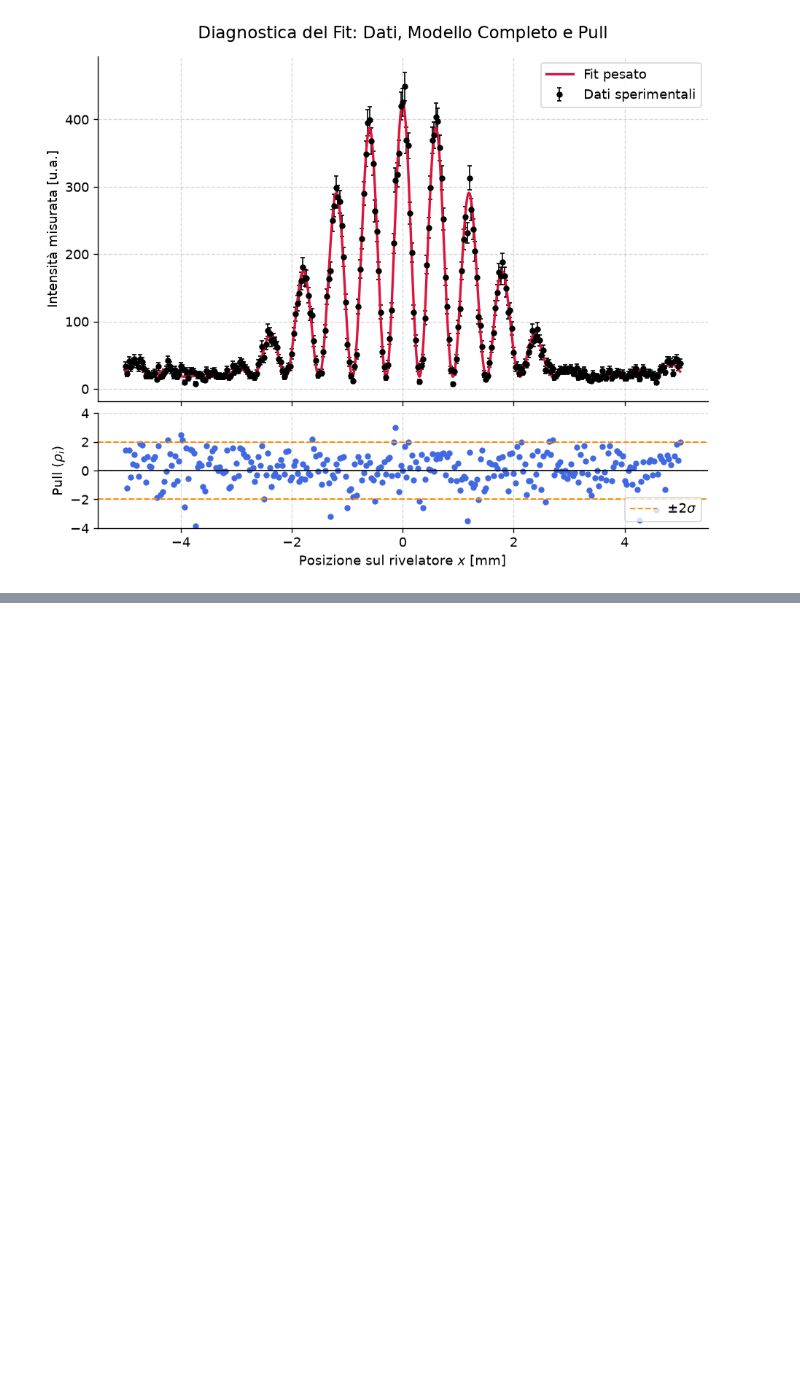
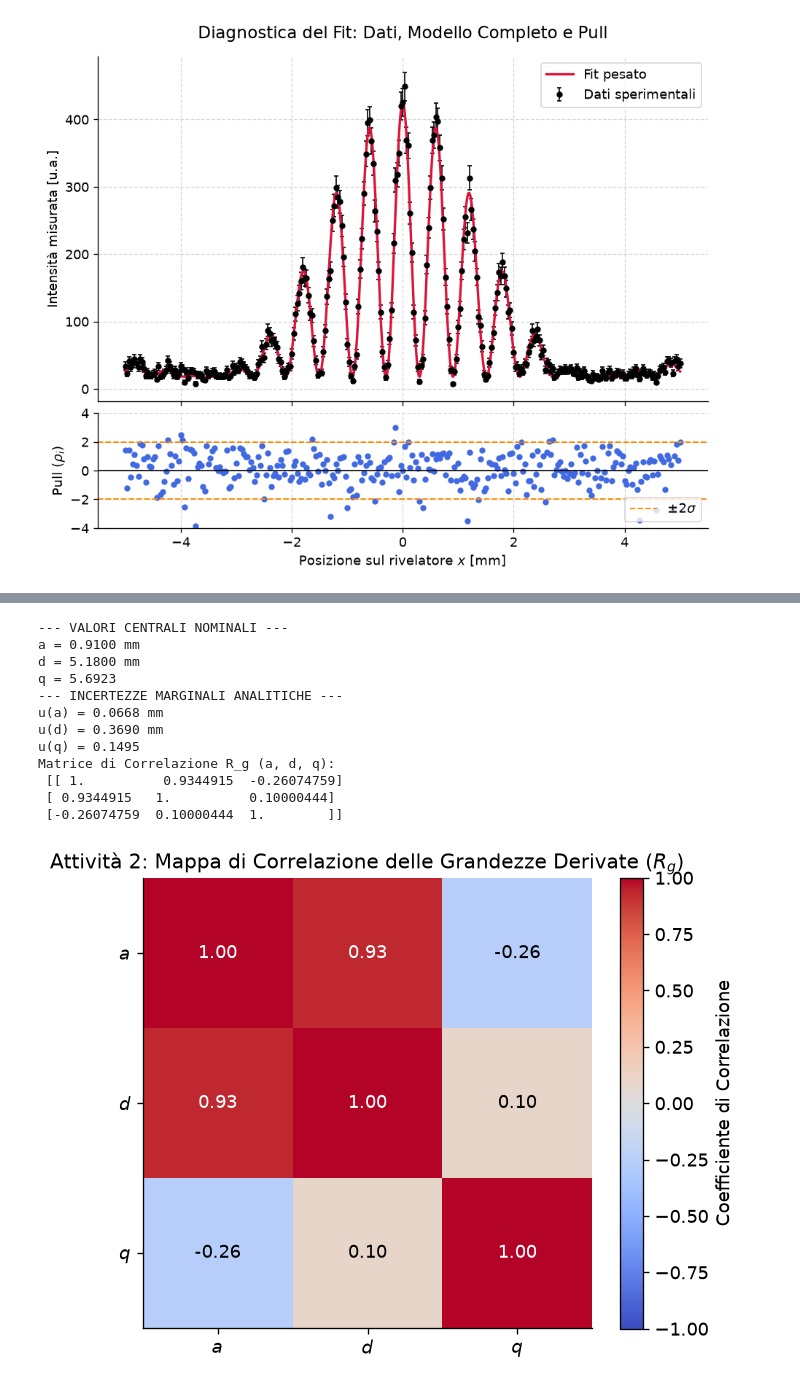
Before and after one commit to tambu-cpu/lab2, a Jupyter notebook: lab2.ipynb, the cells around one changed output, grey strips where cells are left out. Cells and saved outputs as stored; diff of their text form; code cells hidden in the pictures; blank space fills up the shorter version.

```diff
--- a/lab2.ipynb
+++ b/lab2.ipynb
@@ -289,0 +356,73 @@ plt.show()
+# %%
+def g(vettore_z):
+    alpha, delta, val_k, sx = vettore_z
+
+    val_a = alpha / (val_k * sx)
+    val_d = delta / (val_k * sx)
+    val_q = delta / alpha
+
+    return np.array([val_a, val_d, val_q])
+
+z_nominali = np.array([alpha_fit, delta_fit, k, Sx])
+a_val, d_val, q_val = g(z_nominali)
+
+print("--- VALORI CENTRALI NOMINALI ---")
+print(f"a = {a_val:.4f} mm")
+print(f"d = {d_val:.4f} mm")
+print(f"q = {q_val:.4f}")
+
+J = np.array([
+    [1/(k*Sx), 0, -alpha_fit/(k**2 * Sx), -alpha_fit/(k * Sx**2)],
+    [0, 1/(k*Sx), -delta_fit/(k**2 * Sx), -delta_fit/(k * Sx**2)],
+    [-delta_fit/(alpha_fit**2), 1/alpha_fit, 0, 0]
+])
+
+C_g = J @ C_z @ J.T
+
+incertezze_g = np.sqrt(np.diag(C_g))
+u_a, u_d, u_q = incertezze_g
+
+print("--- INCERTEZZE MARGINALI ANALITICHE ---")
+print(f"u(a) = {u_a:.4f} mm")
+print(f"u(d) = {u_d:.4f} mm")
+print(f"u(q) = {u_q:.4f}")
+
+rel_q_formula_quadro = (u_delta/delta_fit)**2 + (u_alpha/alpha_fit)**2 - 2*cov_alpha_delta/(alpha_fit*delta_fit)
+u_q_formula = q_val * np.sqrt(rel_q_formula_quadro)
+
+assert(np.isclose(u_q, u_q_formula))
+
+R_g = C_g / np.outer(incertezze_g, incertezze_g)
+
+print("Matrice di Correlazione R_g (a, d, q):\n", R_g)
+
+plt.figure(figsize=(5.5, 4.5))
+plt.imshow(R_g, vmin=-1, vmax=1, cmap="coolwarm")
+plt.colorbar(label="Coefficiente di Correlazione")
+
+etichette_g = ['$a$', '$d$', '$q$']
+
+for i in range(3):
+    for j in range(3):
+        plt.text(j, i, f"{R_g[i, j]:.2f}", ha="center", va="center",
+                 color="white" if abs(R_g[i, j]) > 0.5 else "black")
+
+plt.xticks(range(3), etichette_g)
+plt.yticks(range(3), etichette_g)
+plt.title("Attività 2: Mappa di Correlazione delle Grandezze Derivate ($R_g$)")
+plt.tight_layout()
+plt.show()
+# %% [output]
+--- VALORI CENTRALI NOMINALI ---
+a = 0.9100 mm
+d = 5.1800 mm
+q = 5.6923
+--- INCERTEZZE MARGINALI ANALITICHE ---
+u(a) = 0.0668 mm
+u(d) = 0.3690 mm
+u(q) = 0.1495
+Matrice di Correlazione R_g (a, d, q):
+ [[ 1.          0.9344915  -0.26074759]
+ [ 0.9344915   1.          0.10000444]
+ [-0.26074759  0.10000444  1.        ]]
+[figure, added]
```
Also changed, not shown: parts of 6 cells of this notebook.
